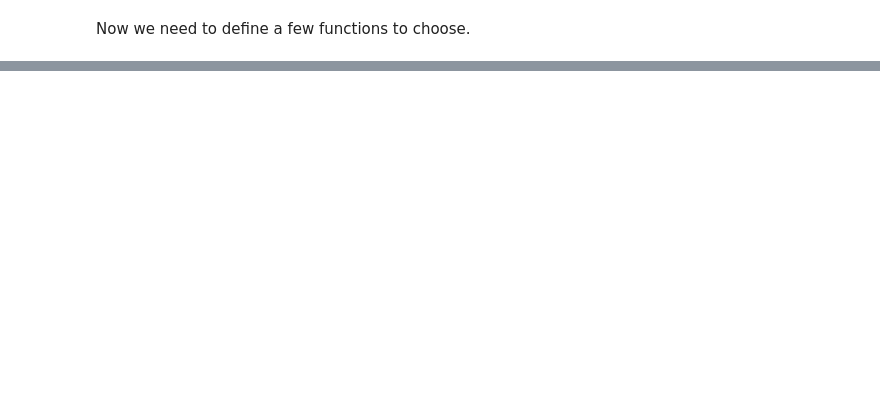
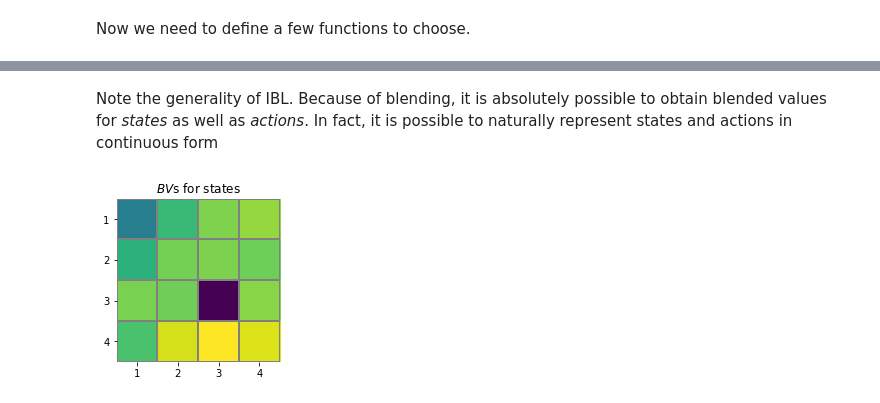
Before and after one commit to TheRealDrDre/CompCogNeuro, a Jupyter notebook: ACTR/declarative.ipynb, the cells around one changed output, grey strips where cells are left out. Saved outputs shown, nothing was run; the diff lists cells and outputs as text; code cells hidden in the pictures; blank space fills up the shorter version.

```diff
--- a/ACTR/declarative.ipynb
+++ b/ACTR/declarative.ipynb
@@ -361,0 +664,45 @@ We can now generalize this approach
+# %% [markdown]
+Note the generality of IBL. Because of blending, it is absolutely possible to obtain blended values for _states_ as well as _actions_. In fact, it is possible to naturally represent states and actions in continuous form
+# %%
+def plot_ibl_state(agent, **kwargs):
+    """Visualizes the V table"""
+    fig, axs = plt.subplots(1, 1, figsize=(3,3))
+    data = np.zeros((4,4))
+
+    for j in range(4):
+        for k in range(4):
+            state = "<%d-%d>" % (j, k)
+            data[j, k] = agent.memory.blend("utility", state = state)
+
+    # Plot the heatmap
+    im = axs.imshow(data, **kwargs, cmap="viridis")
+
+    # We want to show all ticks...
+    axs.set_xticks(np.arange(data.shape[1]))
+    axs.set_yticks(np.arange(data.shape[0]))
+    axs.set_xticklabels(range(1,5))
+    axs.set_yticklabels(range(1,5))
+
+    # Let the horizontal axes labeling appear on top.
+    axs.tick_params(top=False, bottom=True,
+                                labeltop=False, labelbottom=True)
+
+    # Turn spines off and create white grid.
+    for edge, spine in axs.spines.items():
+        spine.set_visible(False)
+
+    axs.set_xticks(np.arange(data.shape[1]+1)-.5, minor=True)
+    axs.set_yticks(np.arange(data.shape[0]+1)-.5, minor=True)
+    axs.grid(which="minor", color="grey", linestyle='-', linewidth=2)
+    axs.tick_params(which="minor", bottom=False, left=False)
+    axs.set_title(r"$BV$s for states")
+
+#cbar_ax = fig.add_axes([0.88, 0.2, 0.03, 0.6])
+#fig.colorbar(im, cax=cbar_ax)
+#fig.tight_layout()
+
+plot_ibl_state(agent)
+plt.savefig("blended_values_states.png")
+plt.show()
+# %% [output]
+[figure, added]
```
Also changed, not shown: parts of 19 cells of this notebook, 2 other files.
